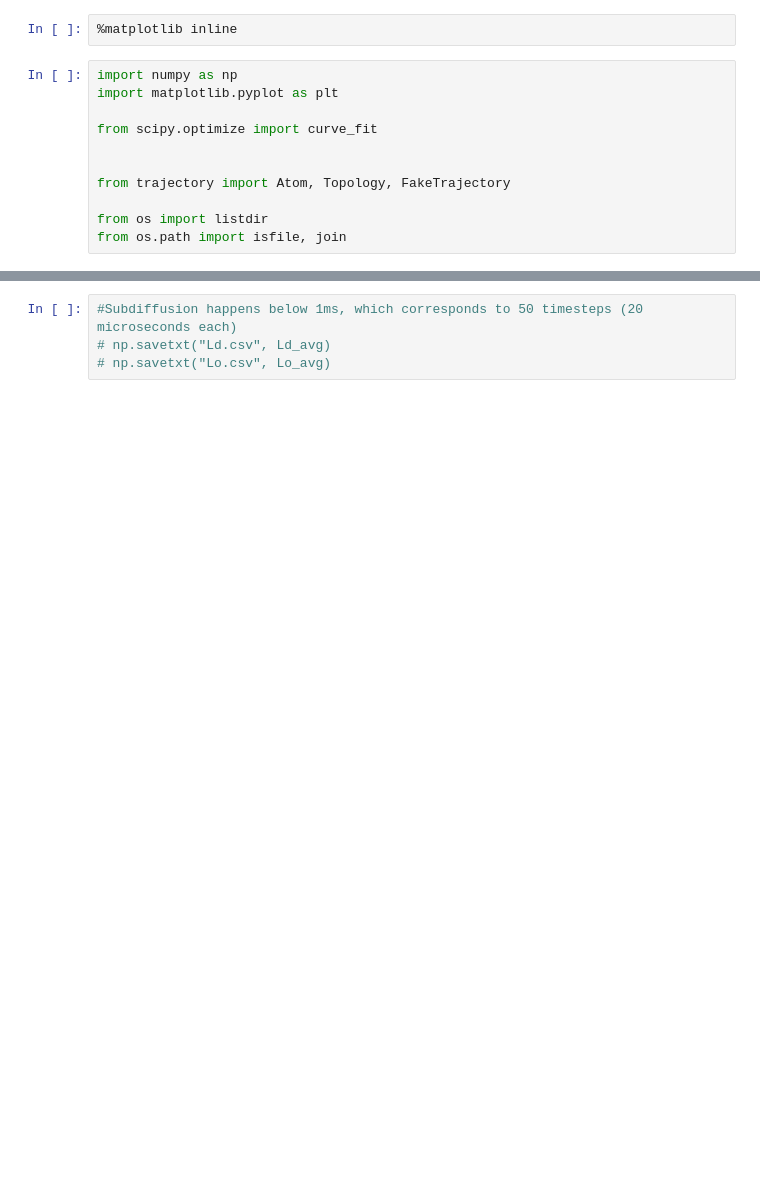
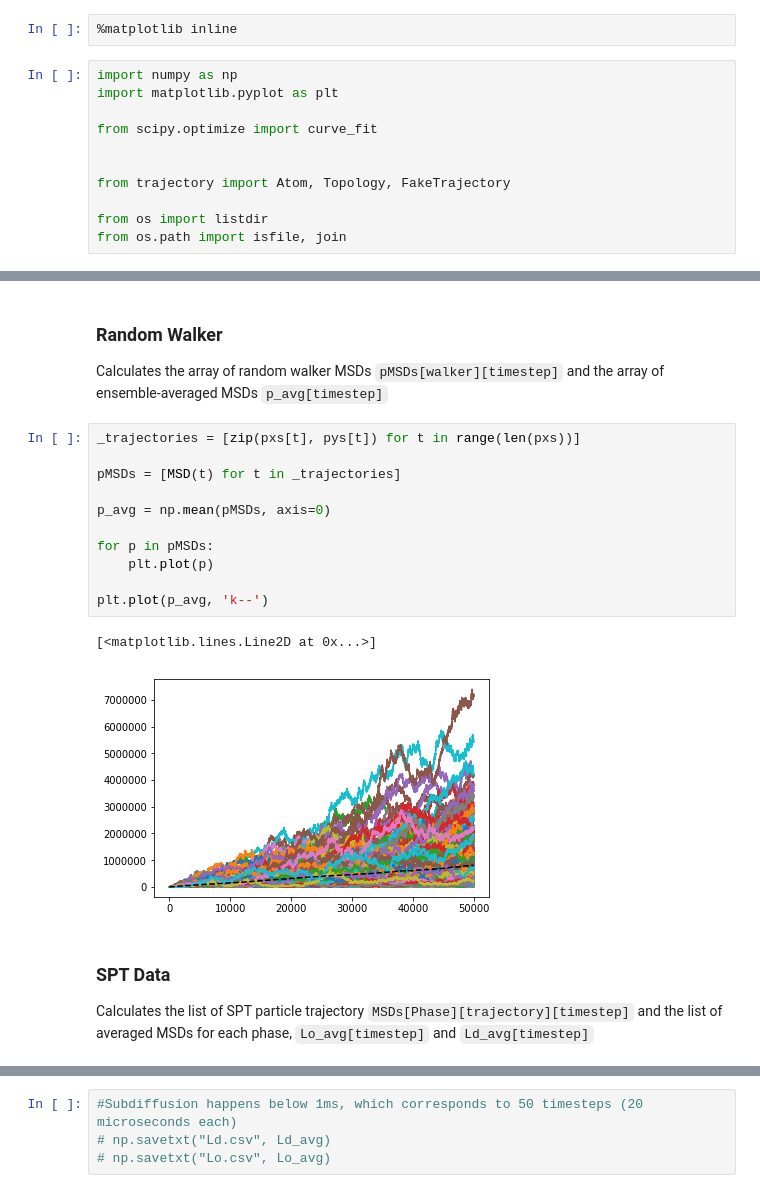
Before and after one commit to jdrusso/virtual-fcs, a Jupyter notebook: MSD Analysis.ipynb, the cells around one changed output, grey strips where cells are left out. Cells and saved outputs as stored; diff of their text form; blank space fills up the shorter version.

````diff
--- a/MSD Analysis.ipynb
+++ b/MSD Analysis.ipynb
@@ -68,3 +78,26 @@ maxlen = min([len(x) for x in xs[0]])
+# %% [markdown]
+### Random Walker
+
+Calculates the array of random walker MSDs ```pMSDs[walker][timestep]``` and the array of ensemble-averaged MSDs ```p_avg[timestep]```
+# %%
+_trajectories = [zip(pxs[t], pys[t]) for t in range(len(pxs))]
+
+pMSDs = [MSD(t) for t in _trajectories]
+
+p_avg = np.mean(pMSDs, axis=0)
+
+for p in pMSDs:
+    plt.plot(p)
+
+plt.plot(p_avg, 'k--')
+# %% [output]
+[<matplotlib.lines.Line2D at 0x...>]
+[figure, added]
+# %% [markdown]
+### SPT Data
+
+Calculates the list of SPT particle trajectory ```MSDs[Phase][trajectory][timestep]```
+and the list of averaged MSDs for each phase, ```Lo_avg[timestep]``` and ```Ld_avg[timestep]```
 # %%
 # MSDs = np.array(shape=(10,maxlen))
 
````
Also changed, not shown: parts of 44 cells of this notebook, 2 other files.
